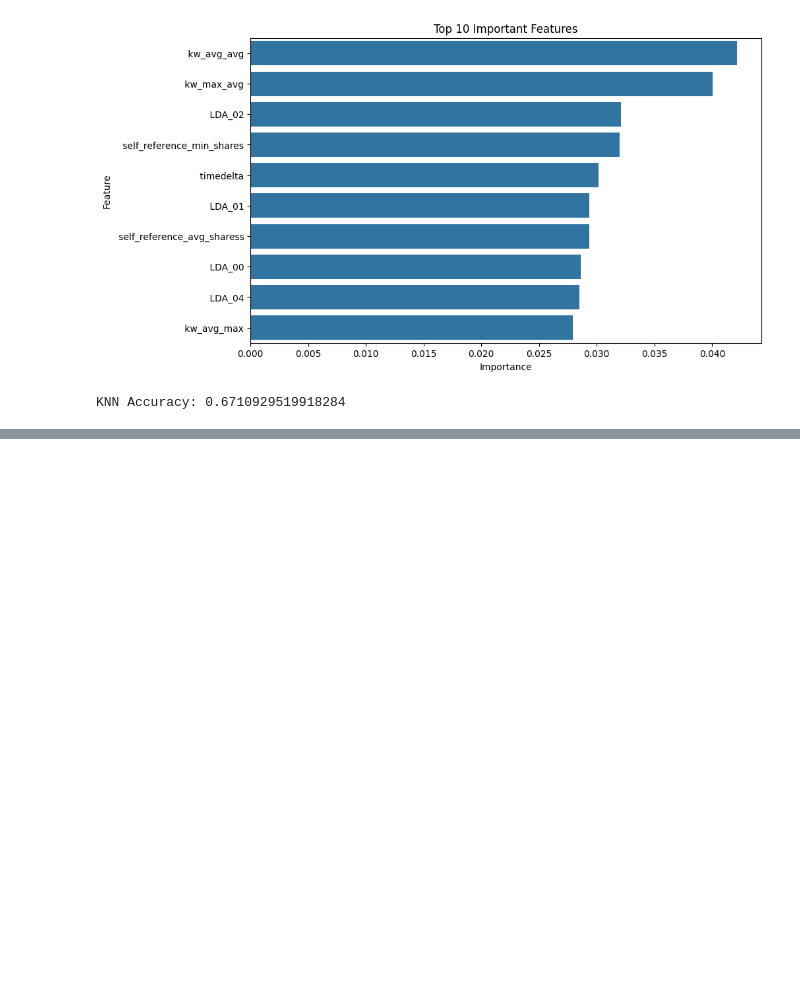
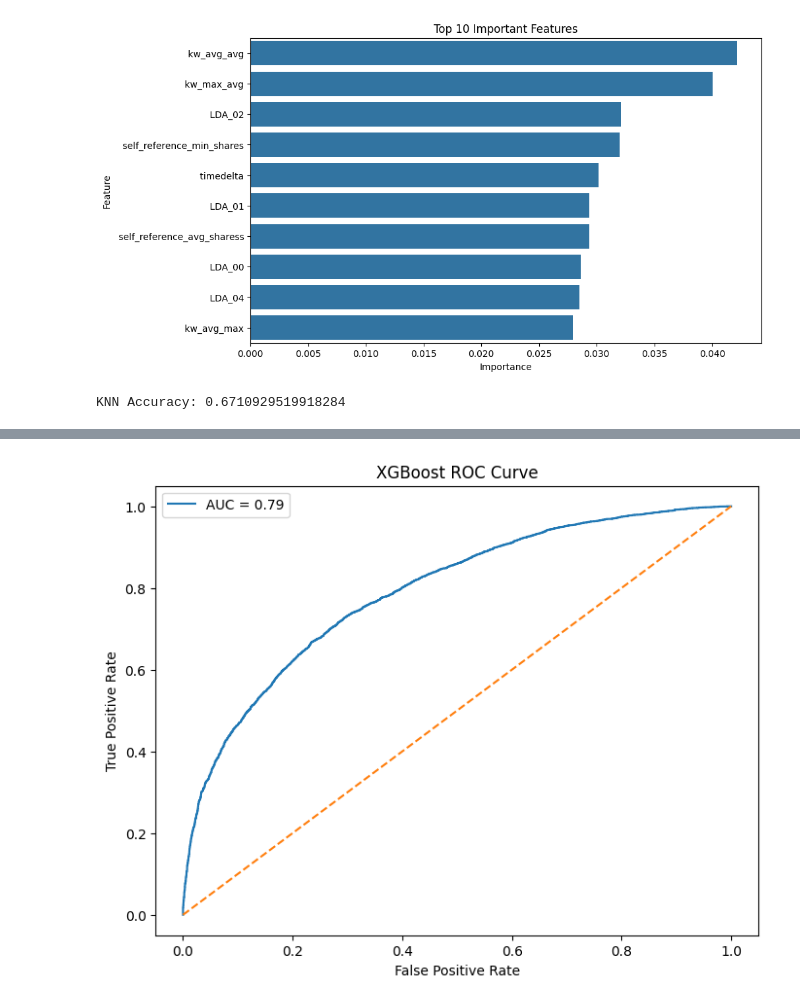
Before and after one commit to LaithAlzubaidi1/LAITH-HATEM-DS, a Jupyter notebook: 01_EDA_Preprocessing.ipynb, the cells around one changed output, grey strips where cells are left out. Saved outputs shown, nothing was run; the diff lists cells and outputs as text; code cells hidden in the pictures; blank space fills up the shorter version.

```diff
--- a/01_EDA_Preprocessing.ipynb
+++ b/01_EDA_Preprocessing.ipynb
@@ -371,0 +379,20 @@ KNN Accuracy: 0.6710929519918284
+# %%
+X = X.apply(pd.to_numeric, errors='coerce')
+X = X.fillna(0)
+X_train, X_test, y_train, y_test = train_test_split(
+    X,
+    y,
+    test_size=0.2,
+    random_state=42
+)
+# %%
+from xgboost import XGBClassifier
+
+xgb_model = XGBClassifier(
+    n_estimators=100,
+    learning_rate=0.1,
+    max_depth=6,
+    random_state=42
+)
+
+xgb_model.fit(X_train, y_train)
@@ -371,0 +430,23 @@ KNN Accuracy: 0.6710929519918284
+# %%
+xgb_prob = xgb_model.predict_proba(X_test)[:,1]
+
+fpr, tpr, thresholds = roc_curve(y_test, xgb_prob)
+
+roc_auc = auc(fpr, tpr)
+
+plt.figure(figsize=(8,6))
+
+plt.plot(fpr, tpr, label=f'AUC = {roc_auc:.2f}')
+
+plt.plot([0,1], [0,1], linestyle='--')
+
+plt.title('XGBoost ROC Curve')
+
+plt.xlabel('False Positive Rate')
+plt.ylabel('True Positive Rate')
+
+plt.legend()
+
+plt.show()
+# %% [output]
+[figure, added]
```
Also changed, not shown: parts of 6 cells of this notebook.
